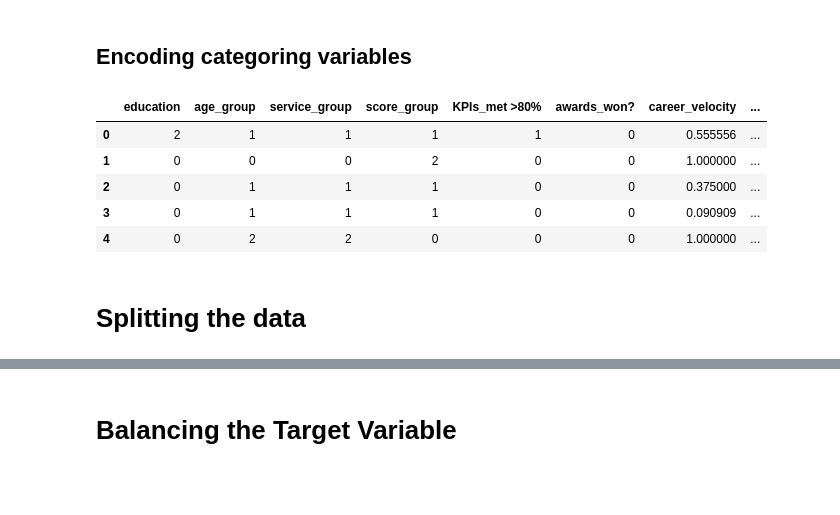
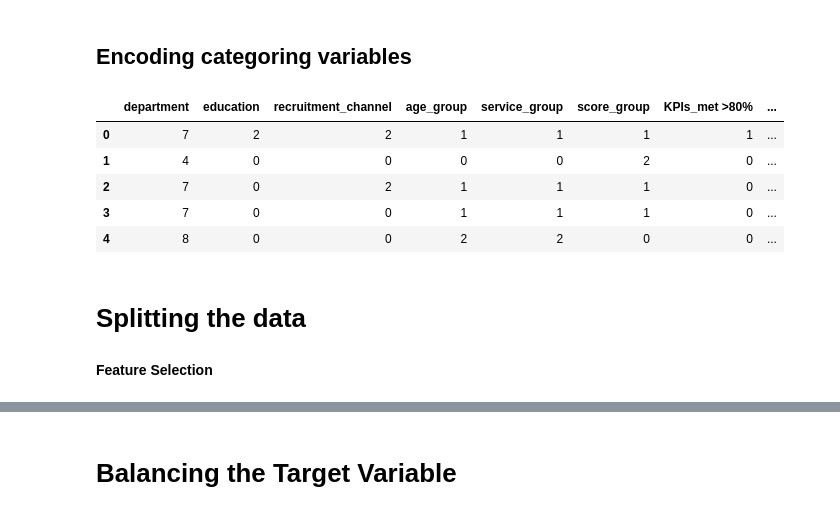
Before and after one commit to bedankibunja/HR-ANALYTICS-Predicting-Employee-Promotions, a Jupyter notebook: Notebook.ipynb, the cells around one changed output, grey strips where cells are left out. Saved outputs shown, nothing was run; the diff lists cells and outputs as text; code cells hidden in the pictures; blank space fills up the shorter version.

```diff
--- a/Notebook.ipynb
+++ b/Notebook.ipynb
@@ -661,5 +774,7 @@ train['relative_performance'] = train.groupby('department')['previous_year_ratin
 This feature identifies employees with consistent high ratings and KPI achievement. These employees demonstrate reliability, making them strong candidates for promotion, as they are consistently meeting or exceeding performance standards.
 # %%
-train['consistent_performer'] = ((train['previous_year_rating'] >= 4) & (train['KPIs_met >80%'] == 1)).astype(int)
+# Creating the consistent_performer feature for both train and validation dataframes
+for df in [train, validation_df]:
+    df['consistent_performer'] = ((df['previous_year_rating'] >= 4) & (df['KPIs_met >80%'] == 1)).astype(int)
 # %% [markdown]
 ## Dropping Redundant Columns
@@ -667,5 +782,7 @@ To avoid multicollinearity and simplify the model, unnecessary columns like `emp
 # %%
-train = train.drop(columns=['employee_id', 'region','region_cleaned','gender','age','length_of_service','avg_training_score',])
+# Dropping columns for both train and validation dataframes
+for df in [train, validation_df]:
+    df.drop(columns=['employee_id', 'region', 'region_cleaned', 'gender', 'age', 'length_of_service', 'avg_training_score'], inplace=True)
 # %%
 train.dtypes
 # %% [output]
@@ -717,6 +832,8 @@ print("Significant Numerical Features:", significant_numerical_features)
 # %% [output]
 Dropping relative_experience - T-test p-value: 0.3927354022293703
 Significant Numerical Features: ['no_of_trainings', 'previous_year_rating', 'KPIs_met >80%', 'awards_won?', 'performance_index', 'career_velocity', 'training_frequency', 'training_effectiveness', 'rel ...
+# %%
+validation_df = validation_df.drop(columns='relative_experience')
 # %% [markdown]
 ## Chi-square test for categorical features
 # %%
@@ -807,6 +924,7 @@ features_to_drop = ['no_of_trainings', 'previous_year_rating', 'performance_inde
 
 # Drop the selected features from the DataFrame
 train = train.drop(columns=features_to_drop)
+validation_df = validation_df.drop(columns=features_to_drop)
 
 # Display the remaining columns to confirm
 print("Remaining features after dropping highly correlated features:")
@@ -871,44 +991,52 @@ dtype: object
 # %% [markdown]
 ## Encoding categoring variables
 # %%
+from sklearn.preprocessing import LabelEncoder
+
 # Define the lists of nominal and ordinal features
 nominal_features = ['department', 'recruitment_channel']
 ordinal_features = ['age_group', 'service_group', 'score_group', 'education']
 
-# Frequency Encoding for Nominal Features
-for feature in nominal_features:
-    freq_encoding = train[feature].value_counts(normalize=True)
-    train[f'{feature}_freq_encoded'] = train[feature].map(freq_encoding)
+# Initialize LabelEncoder
+le = LabelEncoder()
 
-# Drop the original nominal columns
-train = train.drop(columns=nominal_features)
+# Function to apply label encoding to both train and validation dataframes
+def apply_label_encoding(df, nominal_features, ordinal_features):
+    # Apply Label Encoding for Nominal Features
+    for feature in nominal_features:
+        df[feature] = le.fit_transform(df[feature])
 
-# Define specific orders for each ordinal feature
-age_order = ['Under 20', '20-30', '30-40', '40-50', '50-60', 'Over 60']
-service_order = ['Less than 2 years', '2-5 years', '5-10 years', 'Over 10 years']
-score_order = ['Low', 'Medium', 'High', 'Very High']
-education_order = ['Below Secondary', "Bachelor's", "Master's & above"]
+    # Apply Label Encoding for Ordinal Features (with specified order)
+    age_order = ['Under 20', '20-30', '30-40', '40-50', '50-60', 'Over 60']
+    service_order = ['Less than 2 years', '2-5 years', '5-10 years', 'Over 10 years']
+    score_order = ['Low', 'Medium', 'High', 'Very High']
+    education_order = ['Below Secondary', "Bachelor's", "Master's & above"]
 
-# Convert each ordinal feature to a categorical type with a specified order, then apply Label Encoding
-train['age_group'] = pd.Categorical(train['age_group'], categories=age_order, ordered=True)
-train['service_group'] = pd.Categorical(train['service_group'], categories=service_order, ordered=True)
-train['score_group'] = pd.Categorical(train['score_group'], categories=score_order, ordered=True)
-train['education'] = pd.Categorical(train['education'], categories=education_order, ordered=True)
+    # Convert each ordinal feature to a categorical type with a specified order
+    df['age_group'] = pd.Categorical(df['age_group'], categories=age_order, ordered=True)
+    df['service_group'] = pd.Categorical(df['service_group'], categories=service_order, ordered=True)
+    df['score_group'] = pd.Categorical(df['score_group'], categories=score_order, ordered=True)
+    df['education'] = pd.Categorical(df['education'], categories=education_order, ordered=True)
 
-# Label Encoding for Ordinal Features
-le = LabelEncoder()
-for feature in ordinal_features:
-    train[feature] = le.fit_transform(train[feature])
+    # Apply Label Encoding for Ordinal Features
+    for feature in ordinal_features:
+        df[feature] = le.fit_transform(df[feature])
+
+    return df
+
+# Apply Label Encoding to both train and validation_df
+train = apply_label_encoding(train, nominal_features, ordinal_features)
+validation_df = apply_label_encoding(validation_df, nominal_features, ordinal_features)
 
 # Check the DataFrame to confirm both encodings
 train.head()
 # %% [output]
-|  | education | age_group | service_group | score_group | KPIs_met >80% | awards_won? | career_velocity | ... |
-| 0 | 2 | 1 | 1 | 1 | 1 | 0 | 0.555556 | ... |
-| 1 | 0 | 0 | 0 | 2 | 0 | 0 | 1.000000 | ... |
-| 2 | 0 | 1 | 1 | 1 | 0 | 0 | 0.375000 | ... |
-| 3 | 0 | 1 | 1 | 1 | 0 | 0 | 0.090909 | ... |
-| 4 | 0 | 2 | 2 | 0 | 0 | 0 | 1.000000 | ... |
+|  | department | education | recruitment_channel | age_group | service_group | score_group | KPIs_met >80% | ... |
+| 0 | 7 | 2 | 2 | 1 | 1 | 1 | 1 | ... |
+| 1 | 4 | 0 | 0 | 0 | 0 | 2 | 0 | ... |
+| 2 | 7 | 0 | 2 | 1 | 1 | 1 | 0 | ... |
+| 3 | 7 | 0 | 0 | 1 | 1 | 1 | 0 | ... |
+| 4 | 8 | 0 | 0 | 2 | 2 | 0 | 0 | ... |
 # %% [markdown]
 # Splitting the data
 # %%
@@ -918,4 +1046,6 @@ y = train['is_promoted'] #target
 
 # Split into training and test sets
 X_train, X_test, y_train, y_test = train_test_split(X, y, test_size=0.25, random_state=42)
+# %% [markdown]
+**Feature Selection**
 # %%
```
Also changed, not shown: parts of 101 cells of this notebook.
